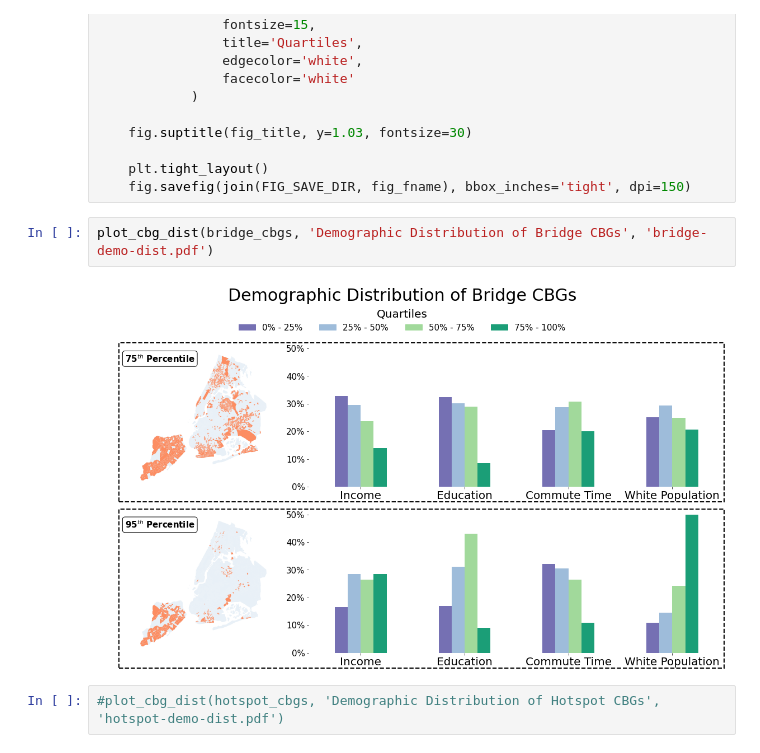
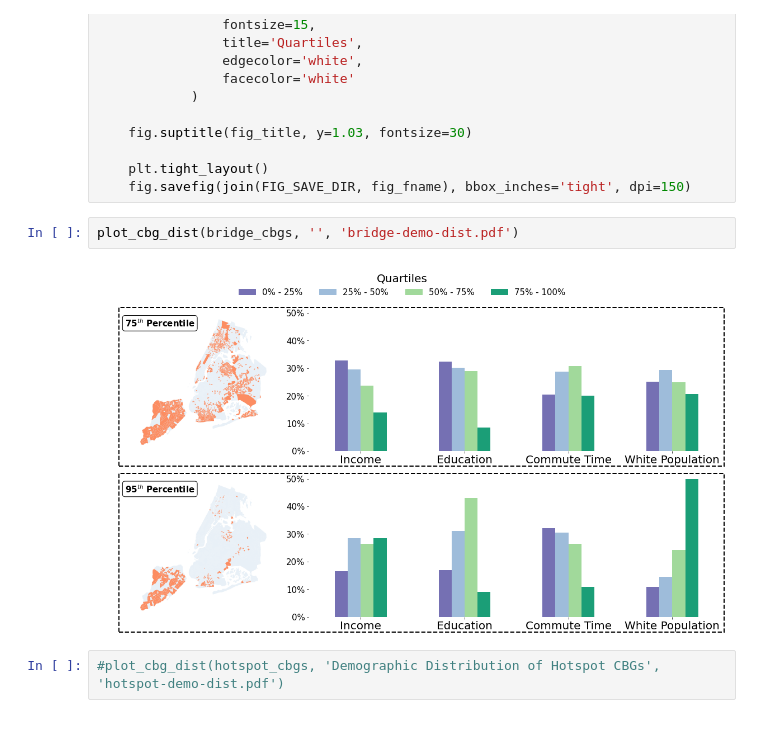
Before and after one commit to hasanalpboz/safegraph-covid19-mobility, a Jupyter notebook: scripts/notebooks/plot-bridge-cbgs.ipynb, the cells around one changed output. Cells and saved outputs as stored; diff of their text form.

```diff
--- a/scripts/notebooks/plot-bridge-cbgs.ipynb
+++ b/scripts/notebooks/plot-bridge-cbgs.ipynb
@@ -134,8 +134,8 @@ def plot_cbg_dist(cbgs, fig_title, fig_fname):
     plt.tight_layout()
     fig.savefig(join(FIG_SAVE_DIR, fig_fname), bbox_inches='tight', dpi=150)
 # %%
-plot_cbg_dist(bridge_cbgs, 'Demographic Distribution of Bridge CBGs', 'bridge-demo-dist.pdf')
+plot_cbg_dist(bridge_cbgs, '', 'bridge-demo-dist.pdf')
 # %% [output]
-[figure, old version]
+[figure, new version]
 # %%
 #plot_cbg_dist(hotspot_cbgs, 'Demographic Distribution of Hotspot CBGs', 'hotspot-demo-dist.pdf')
```
Also changed, not shown: 3 other files.
